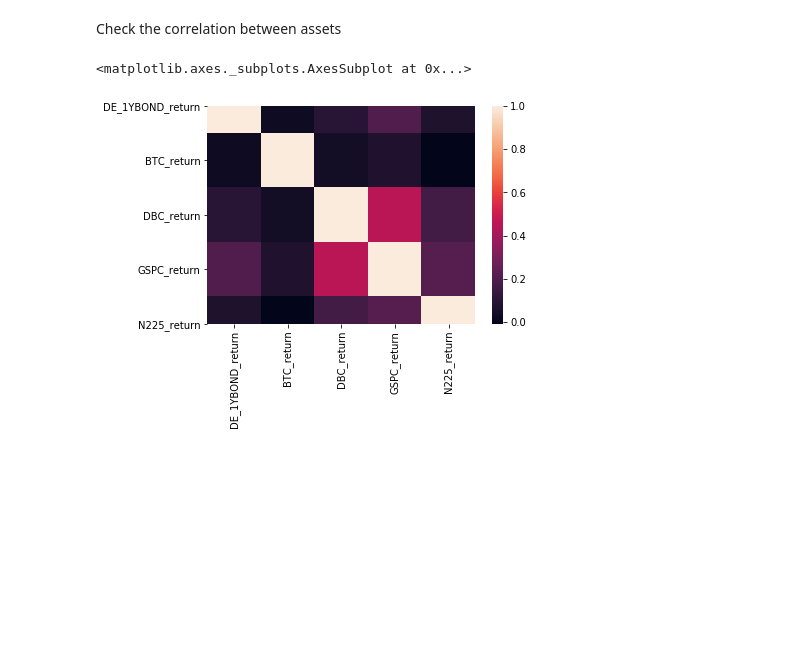
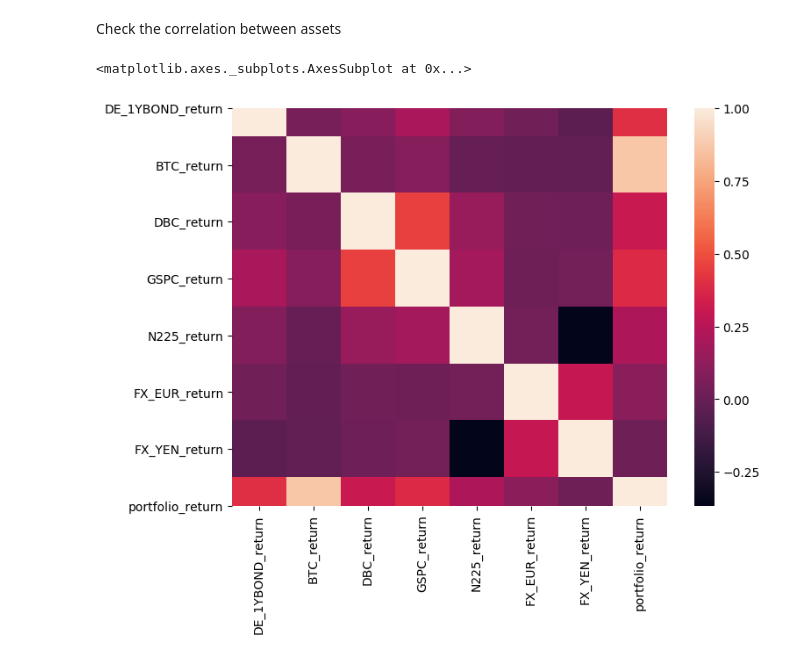
Before and after one commit to AnnaMariaAngelova/QRM2020, a Jupyter notebook: QRM_v02.ipynb, the cells around one changed output. Drawn from its saved outputs; the diff is of its cells as text; code cells hidden in the pictures; blank space fills up the shorter version.

```diff
--- a/QRM_v02.ipynb
+++ b/QRM_v02.ipynb
@@ -625,7 +606,7 @@ return_name = [
     "N225_minus40_return",
 ]
 
-for name, name_all in zip(return_name, return_all_name):
-    N225_new[name_all] = N225_new[name] + FX_YEN_new["FX_YEN_return"]
-    N225_new = N225_new.drop([name], axis=1)
-    N225_new.rename(columns={name_all: name}, inplace=True)
+#for name, name_all in zip(return_name, return_all_name):
+    #N225_new[name_all] = N225_new[name] + FX_YEN_new["FX_YEN_return"]
+    #N225_new = N225_new.drop([name], axis=1)
+    #N225_new.rename(columns={name_all: name}, inplace=True)
@@ -812,3 +827,7 @@ data["portfolio_return_FXminus10"] = (
+# %%
+''' Drop these three days, so we now have 2109 days data left '''
+data = data.drop([621,677,681])
+data = data.reset_index(drop=True)
 # %% [markdown]
 #### 2.2. Create Datasets for all stressed scenarios
 # %%
@@ -2778,10 +3038,9 @@ I will try it maybe tomorrow and add them into the results.
 Check the correlation between assets
 # %%
 import seaborn as sns
-returns = data[['DE_1YBOND_return',"BTC_return", "DBC_return", "GSPC_return", "N225_return"]]
-
-corr = returns.corr()
+plt.figure(figsize=(8,6),dpi=100)
+corr = df_prices.corr()
 sns.heatmap(corr)
 # %% [output]
 <matplotlib.axes._subplots.AxesSubplot at 0x...>
-[figure, old version]
+[figure, new version]
```
Also changed, not shown: parts of 89 cells of this notebook.
